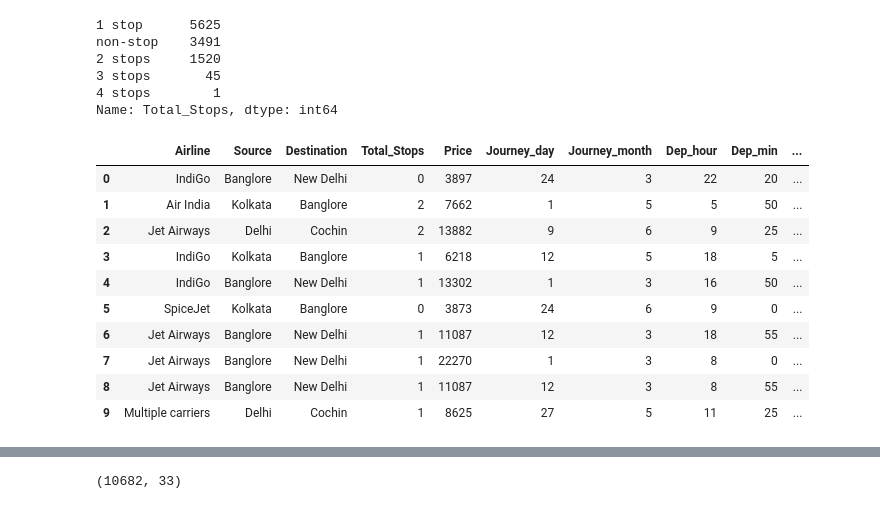
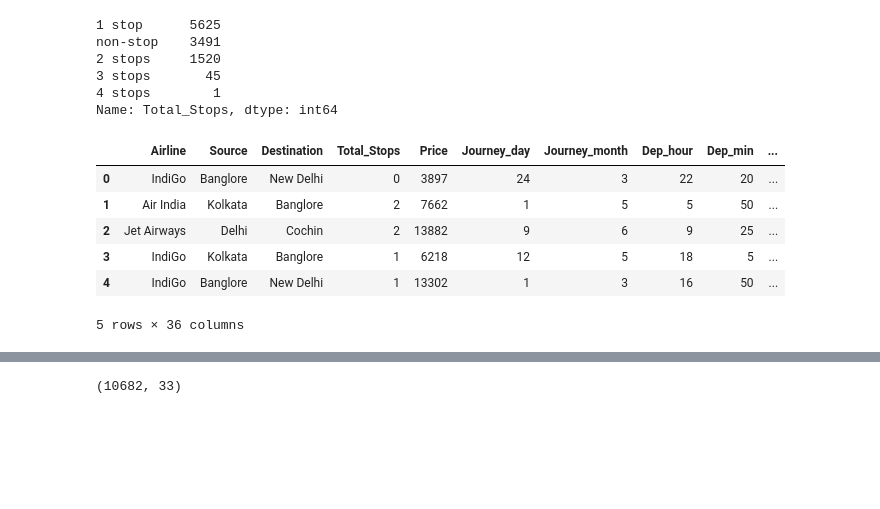
Before and after one commit to jpkelvin/Flight_Fare_Prediction, a Jupyter notebook: Flight_Fare_Prediction.ipynb, the cells around one changed output, grey strips where cells are left out. Cells and saved outputs as stored; diff of their text form; code cells hidden in the pictures; blank space fills up the shorter version.

```diff
--- a/Flight_Fare_Prediction.ipynb
+++ b/Flight_Fare_Prediction.ipynb
@@ -292,18 +298,14 @@ train_data.replace({"non-stop": 0, "1 stop": 1, "2 stops": 2, "3 stops": 3, "4 s
 data_train = pd.concat([train_data, Airline, Source, Destination], axis = 1)
 # %%
-data_train.head(10)
+data_train.head()
 # %% [output]
 |  | Airline | Source | Destination | Total_Stops | Price | Journey_day | Journey_month | Dep_hour | Dep_min | ... |
 | 0 | IndiGo | Banglore | New Delhi | 0 | 3897 | 24 | 3 | 22 | 20 | ... |
 | 1 | Air India | Kolkata | Banglore | 2 | 7662 | 1 | 5 | 5 | 50 | ... |
 | 2 | Jet Airways | Delhi | Cochin | 2 | 13882 | 9 | 6 | 9 | 25 | ... |
 | 3 | IndiGo | Kolkata | Banglore | 1 | 6218 | 12 | 5 | 18 | 5 | ... |
 | 4 | IndiGo | Banglore | New Delhi | 1 | 13302 | 1 | 3 | 16 | 50 | ... |
-| 5 | SpiceJet | Kolkata | Banglore | 0 | 3873 | 24 | 6 | 9 | 0 | ... |
-| 6 | Jet Airways | Banglore | New Delhi | 1 | 11087 | 12 | 3 | 18 | 55 | ... |
-| 7 | Jet Airways | Banglore | New Delhi | 1 | 22270 | 1 | 3 | 8 | 0 | ... |
-| 8 | Jet Airways | Banglore | New Delhi | 1 | 11087 | 12 | 3 | 8 | 55 | ... |
-| 9 | Multiple carriers | Delhi | Cochin | 1 | 8625 | 27 | 5 | 11 | 25 | ... |
+5 rows × 36 columns
 # %%
 data_train.drop(["Airline", "Source", "Destination"], axis = 1, inplace = True)
 # %%
```
Also changed, not shown: parts of 26 cells of this notebook, 6 other files.
